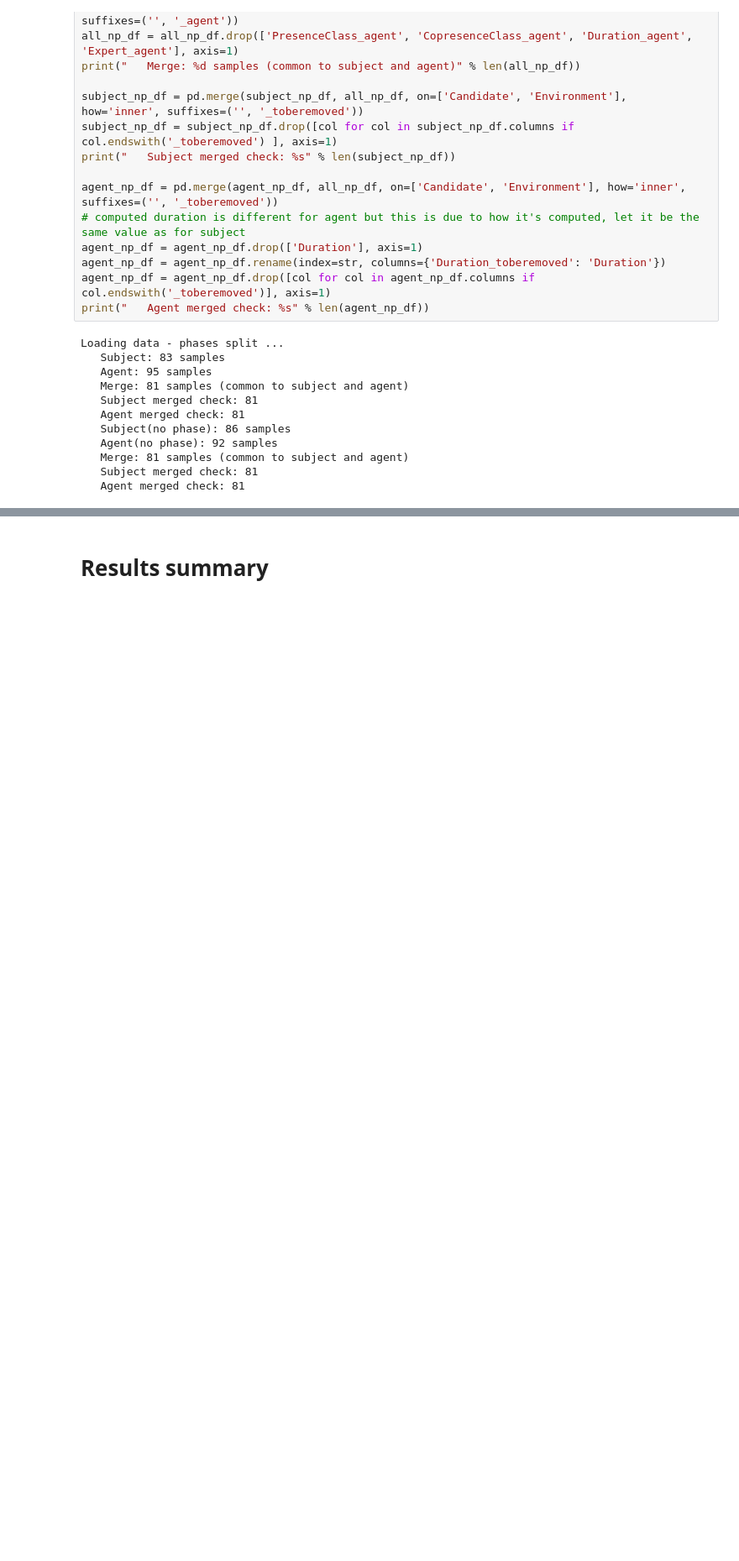
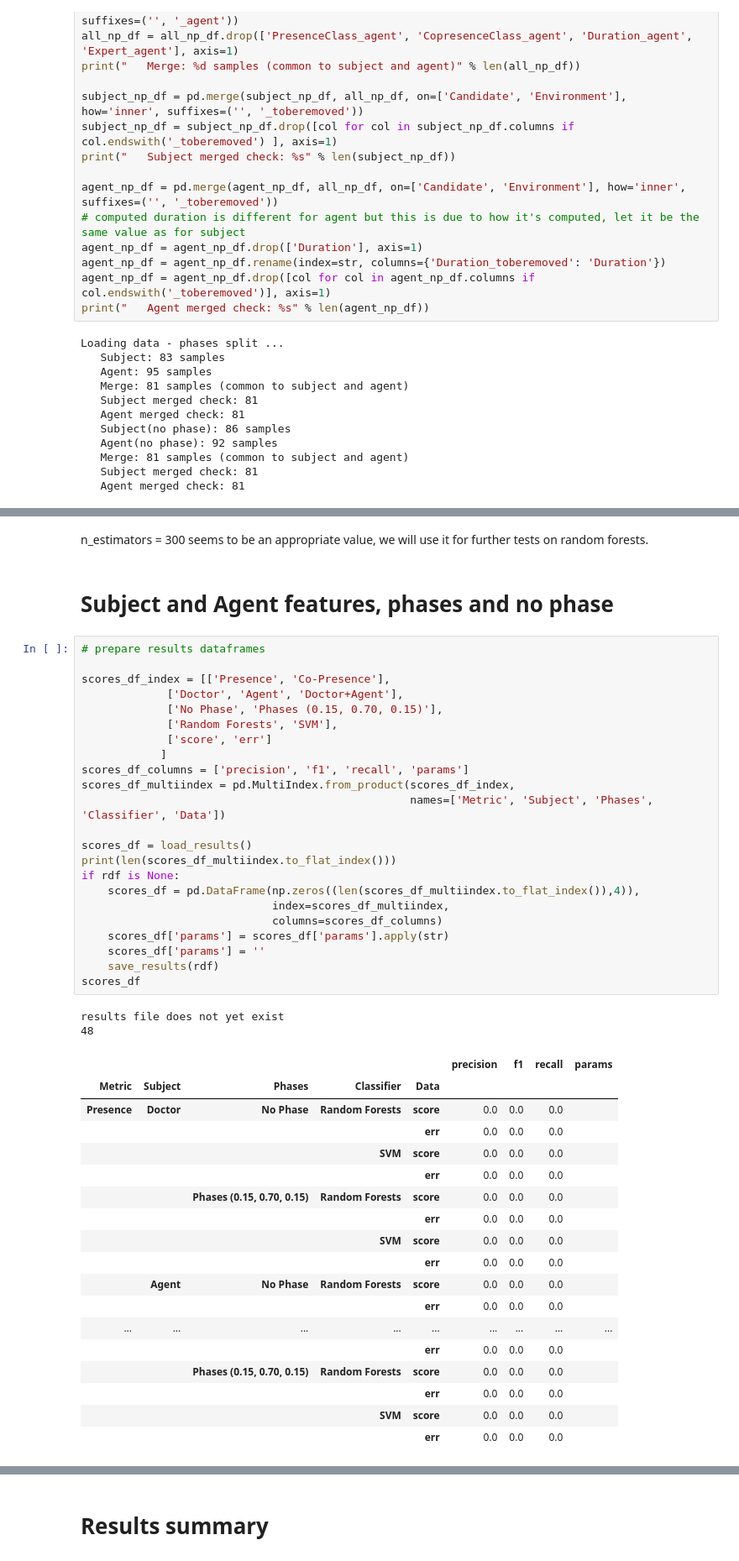
Before and after one commit to jbousque/predictionPresence, a Jupyter notebook: src/Learn.ipynb, the cells around one changed output, grey strips where cells are left out. Shown at 84% size. Cells and saved outputs as stored; diff of their text form; blank space fills up the shorter version.

```diff
--- a/src/Learn.ipynb
+++ b/src/Learn.ipynb
@@ -341,0 +439,48 @@ rdf
+# %% [markdown]
+n_estimators = 300 seems to be an appropriate value, we will use it for further tests on random forests.
+# %% [markdown]
+# Subject and Agent features, phases and no phase
+# %%
+# prepare results dataframes
+
+scores_df_index = [['Presence', 'Co-Presence'],
+             ['Doctor', 'Agent', 'Doctor+Agent'],
+             ['No Phase', 'Phases (0.15, 0.70, 0.15)'],
+             ['Random Forests', 'SVM'],
+             ['score', 'err']
+            ]
+scores_df_columns = ['precision', 'f1', 'recall', 'params']
+scores_df_multiindex = pd.MultiIndex.from_product(scores_df_index,
+                                                  names=['Metric', 'Subject', 'Phases', 'Classifier', 'Data'])
+
+scores_df = load_results()
+print(len(scores_df_multiindex.to_flat_index()))
+if rdf is None:
+    scores_df = pd.DataFrame(np.zeros((len(scores_df_multiindex.to_flat_index()),4)),
+                             index=scores_df_multiindex,
+                             columns=scores_df_columns)
+    scores_df['params'] = scores_df['params'].apply(str)
+    scores_df['params'] = ''
+    save_results(rdf)
+scores_df
+# %% [output]
+results file does not yet exist
+48
+|  |  |  |  |  | precision | f1 | recall | params |
+| Metric | Subject | Phases | Classifier | Data |  |  |  |  |
+| Presence | Doctor | No Phase | Random Forests | score | 0.0 | 0.0 | 0.0 |  |
+|  |  |  |  | err | 0.0 | 0.0 | 0.0 |  |
+|  |  |  | SVM | score | 0.0 | 0.0 | 0.0 |  |
+|  |  |  |  | err | 0.0 | 0.0 | 0.0 |  |
+|  |  | Phases (0.15, 0.70, 0.15) | Random Forests | score | 0.0 | 0.0 | 0.0 |  |
+|  |  |  |  | err | 0.0 | 0.0 | 0.0 |  |
+|  |  |  | SVM | score | 0.0 | 0.0 | 0.0 |  |
+|  |  |  |  | err | 0.0 | 0.0 | 0.0 |  |
+|  | Agent | No Phase | Random Forests | score | 0.0 | 0.0 | 0.0 |  |
+|  |  |  |  | err | 0.0 | 0.0 | 0.0 |  |
+| ... | ... | ... | ... | ... | ... | ... | ... | ... |
+|  |  |  |  | err | 0.0 | 0.0 | 0.0 |  |
+|  |  | Phases (0.15, 0.70, 0.15) | Random Forests | score | 0.0 | 0.0 | 0.0 |  |
+|  |  |  |  | err | 0.0 | 0.0 | 0.0 |  |
+|  |  |  | SVM | score | 0.0 | 0.0 | 0.0 |  |
+|  |  |  |  | err | 0.0 | 0.0 | 0.0 |  |
```
Also changed, not shown: parts of 23 cells of this notebook.
